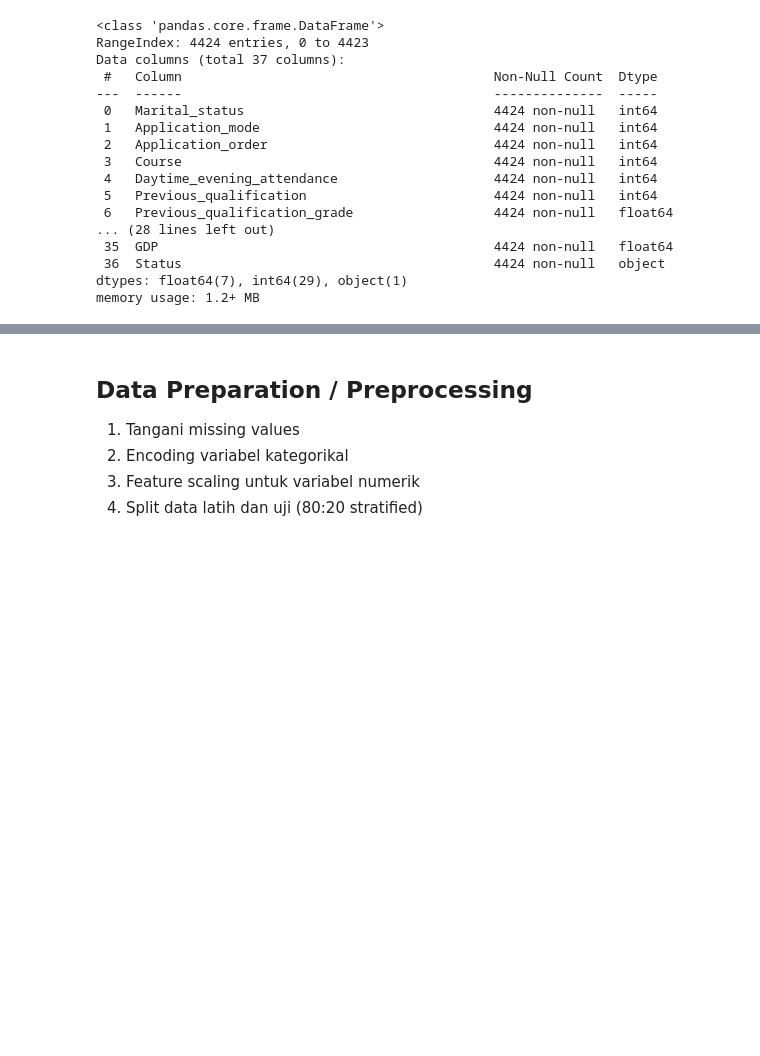
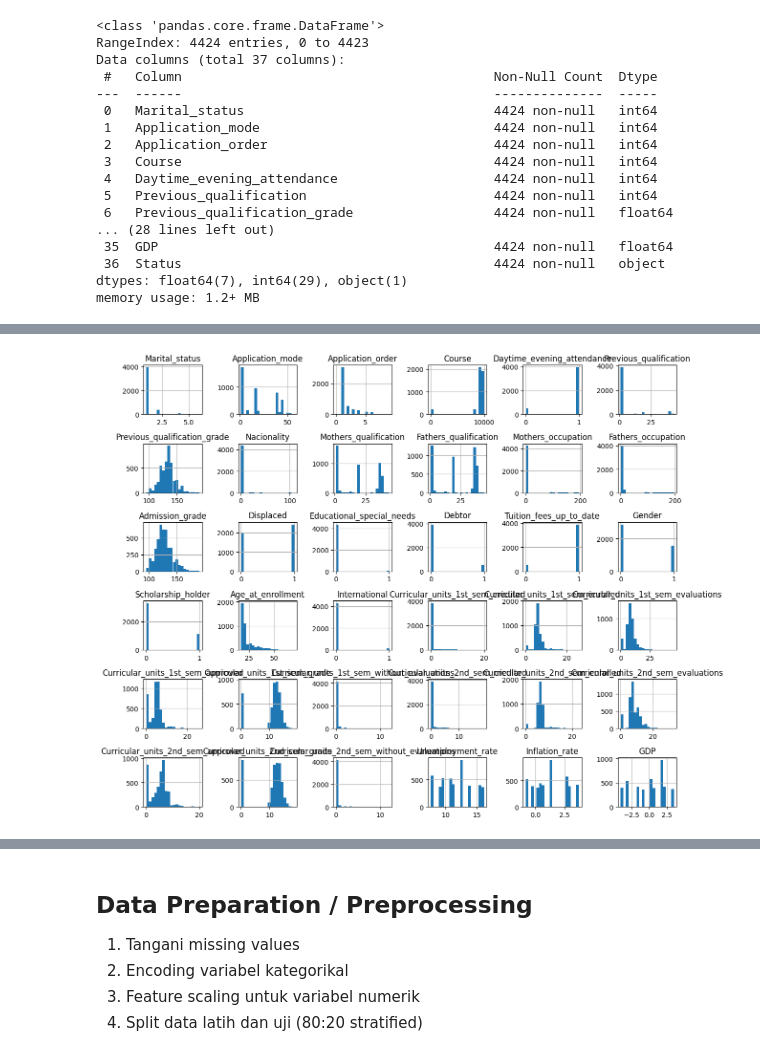
Before and after one commit to adrianramadhan/educational-institutions-submission, a Jupyter notebook: notebook.ipynb, the cells around one changed output, grey strips where cells are left out. Drawn from its saved outputs; the diff is of its cells as text; code cells hidden in the pictures; blank space fills up the shorter version.

Commit message:
data understanding update

```diff
--- a/notebook.ipynb
+++ b/notebook.ipynb
@@ -82,0 +76,3 @@ Name: proportion, dtype: float64
+# %%
+num_cols = data.select_dtypes(include=[np.number]).columns.tolist()
+cat_cols = data.select_dtypes(exclude=[np.number]).columns.tolist()
@@ -82,0 +131,7 @@ Name: proportion, dtype: float64
+# %%
+# Histogram semua numerik
+data[num_cols].hist(bins=20, figsize=(12, 10))
+plt.tight_layout()
+plt.show()
+# %% [output]
+[figure, added]
```
Also changed, not shown: parts of 17 cells of this notebook.
